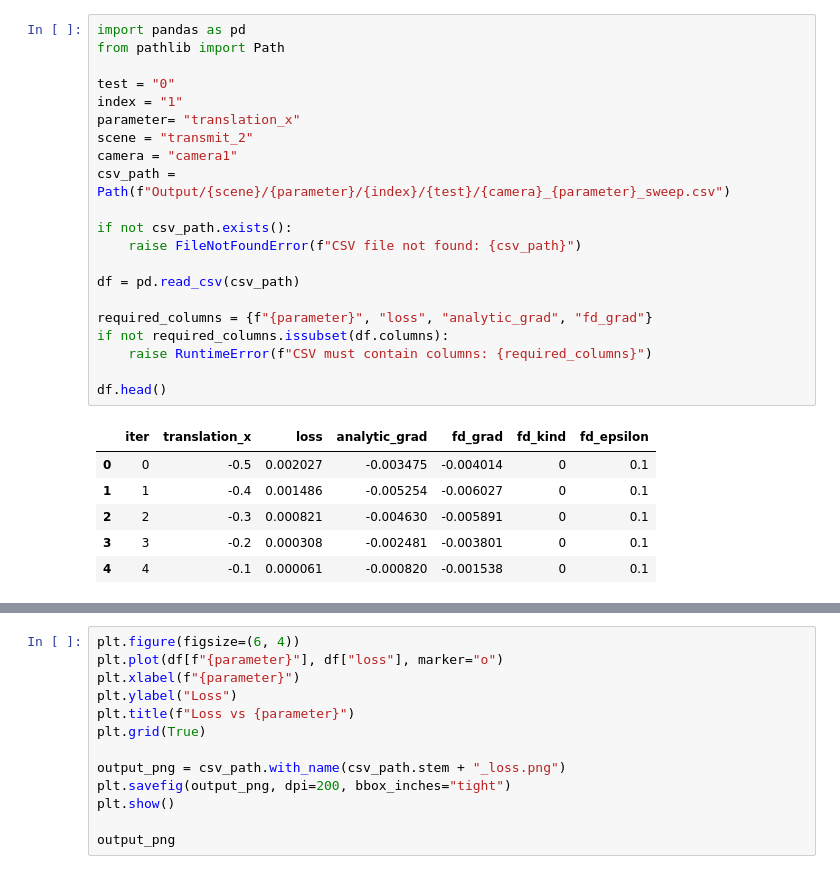
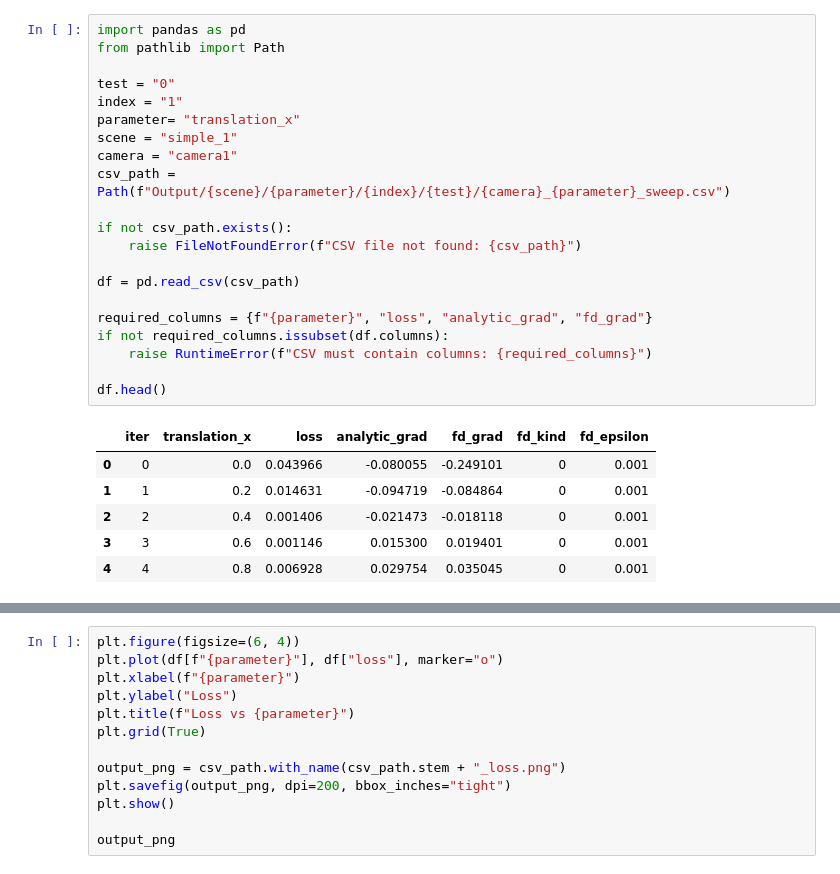
Before and after one commit to M-Gjerde/DifferentiablePointRendering, a Jupyter notebook: python/finite_difference/notebook_scatter_2.ipynb, the cells around one changed output, grey strips where cells are left out. Drawn from its saved outputs; the diff is of its cells as text.

```diff
--- a/python/finite_difference/notebook_scatter_2.ipynb
+++ b/python/finite_difference/notebook_scatter_2.ipynb
@@ -1,31 +1,31 @@
 # %%
 import pandas as pd
 from pathlib import Path
 
 test = "0"
 index = "1"
 parameter= "translation_x"
-scene = "transmit_2"
+scene = "simple_1"
 camera = "camera1"
 csv_path = Path(f"Output/{scene}/{parameter}/{index}/{test}/{camera}_{parameter}_sweep.csv")
 
 if not csv_path.exists():
     raise FileNotFoundError(f"CSV file not found: {csv_path}")
 
 df = pd.read_csv(csv_path)
 
 required_columns = {f"{parameter}", "loss", "analytic_grad", "fd_grad"}
 if not required_columns.issubset(df.columns):
     raise RuntimeError(f"CSV must contain columns: {required_columns}")
 
 df.head()
 # %% [output]
 |  | iter | translation_x | loss | analytic_grad | fd_grad | fd_kind | fd_epsilon |
-| 0 | 0 | -0.5 | 0.002027 | -0.003475 | -0.004014 | 0 | 0.1 |
-| 1 | 1 | -0.4 | 0.001486 | -0.005254 | -0.006027 | 0 | 0.1 |
-| 2 | 2 | -0.3 | 0.000821 | -0.004630 | -0.005891 | 0 | 0.1 |
-| 3 | 3 | -0.2 | 0.000308 | -0.002481 | -0.003801 | 0 | 0.1 |
-| 4 | 4 | -0.1 | 0.000061 | -0.000820 | -0.001538 | 0 | 0.1 |
+| 0 | 0 | 0.0 | 0.043966 | -0.080055 | -0.249101 | 0 | 0.001 |
+| 1 | 1 | 0.2 | 0.014631 | -0.094719 | -0.084864 | 0 | 0.001 |
+| 2 | 2 | 0.4 | 0.001406 | -0.021473 | -0.018118 | 0 | 0.001 |
+| 3 | 3 | 0.6 | 0.001146 | 0.015300 | 0.019401 | 0 | 0.001 |
+| 4 | 4 | 0.8 | 0.006928 | 0.029754 | 0.035045 | 0 | 0.001 |
 # %%
 import matplotlib.pyplot as plt
 
```
Also changed, not shown: parts of 2 cells of this notebook, 8 other files.
